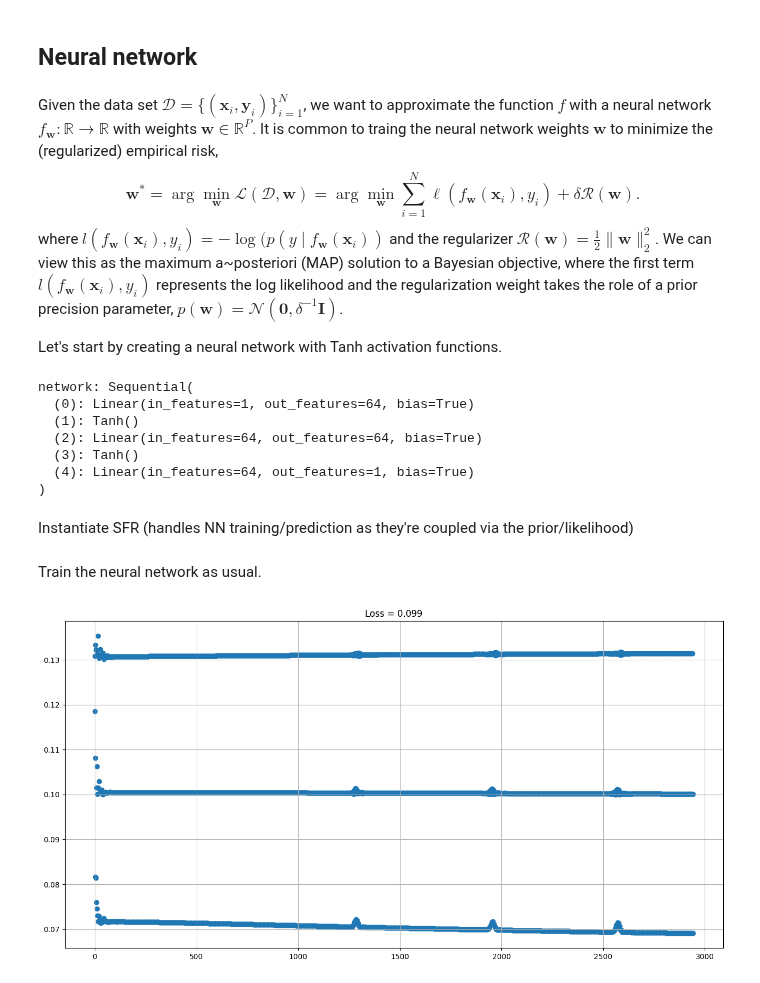
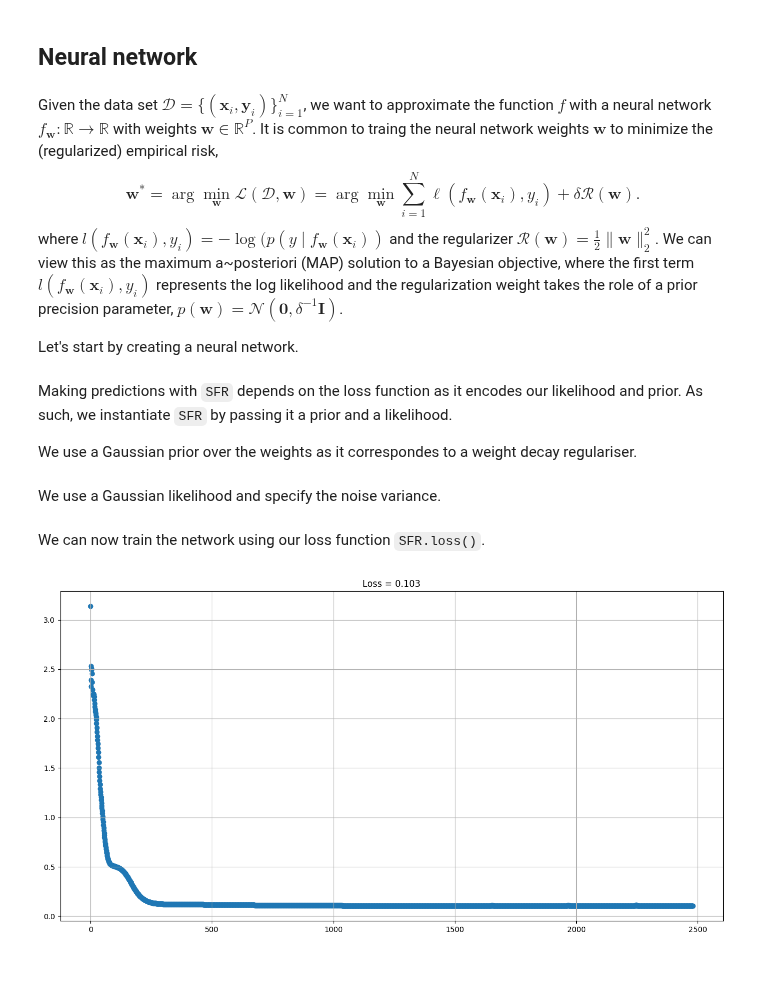
Before and after one commit to AaltoML/sfr, a Jupyter notebook: notebooks/1D-regression-and-dual-updates.ipynb, the cells around one changed output. Saved outputs shown, nothing was run; the diff lists cells and outputs as text; code cells hidden in the pictures.

```diff
--- a/notebooks/1D-regression-and-dual-updates.ipynb
+++ b/notebooks/1D-regression-and-dual-updates.ipynb
@@ -70,38 +67,31 @@ It is common to traing the neural network weights $\mathbf{w}$ to minimize the (
 where $l(f_\mathbf{w}(\mathbf{x}_{i}), y_i) = -\log(p(y \mid f_\mathbf{w}(\mathbf{x}_{i}))$ and the regularizer $\mathcal{R}(\mathbf{w}) = \frac{1}{2}\| \mathbf{w}\|^{2}_{2}$.
 We can view this as the maximum a~posteriori (MAP) solution to a Bayesian objective, where the first term $l(f_\mathbf{w}(\mathbf{x}_{i}), y_i)$ represents the log likelihood and the regularization weight takes the role of a prior precision parameter, $p(\mathbf{w}) = \mathcal{N}(\mathbf{0}, \delta^{-1} \mathbf{I})$.
 
-Let's start by creating a neural network with Tanh activation functions.
+Let's start by creating a neural network.
 # %%
 width = 64
 
 network = torch.nn.Sequential(
     torch.nn.Linear(1, width),
-    # torch.nn.ReLU(),
-    # torch.nn.Sigmoid(),
-    torch.nn.Tanh(),
+    torch.nn.Sigmoid(),
     torch.nn.Linear(width, width),
-    # torch.nn.ReLU(),
-    # torch.nn.Sigmoid(),
-    torch.nn.Tanh(),
+    torch.nn.Sigmoid(),
     torch.nn.Linear(width, 1),
 )
-print("network: {}".format(network))
-# %% [output]
-network: Sequential(
-  (0): Linear(in_features=1, out_features=64, bias=True)
-  (1): Tanh()
-  (2): Linear(in_features=64, out_features=64, bias=True)
-  (3): Tanh()
-  (4): Linear(in_features=64, out_features=1, bias=True)
-)
 # %% [markdown]
-Instantiate SFR (handles NN training/prediction as they're coupled via the prior/likelihood)
+Making predictions with `SFR` depends on the loss function as it encodes our likelihood and prior.
+As such, we instantiate `SFR` by passing it a prior and a likelihood.
+
+We use a Gaussian prior over the weights as it correspondes to a weight decay regulariser.
 # %%
-delta = 0.0001  # works with tanh
+delta = 0.00001 # works with sigmoid
+# delta = 0.00005  # works with tanh
 
 prior = src.priors.Gaussian(params=network.parameters, delta=delta)
+# %% [markdown]
+We use a Gaussian likelihood and specify the noise variance.
 # %%
-sigma_noise = 1.0
+sigma_noise = 0.5
 
 likelihood = src.likelihoods.Gaussian(sigma_noise=sigma_noise)
 # %%
@@ -110,16 +100,16 @@ sfr = src.sfr.SFR(
     prior=prior,
     likelihood=likelihood,
     output_dim=1,
-    num_inducing=32,
-    dual_batch_size=None, # this reduces the memory required for computing dual parameters
+    num_inducing=45,
+    dual_batch_size=50, # this reduces the memory required for computing dual parameters
     jitter=1e-4,
 )
 # %% [markdown]
-Train the neural network as usual.
+We can now train the network using our loss function `SFR.loss()`.
 # %%
-num_epochs = 1000
-batch_size = 64
-learning_rate = 1e-3
+num_epochs = 2500
+batch_size = X_train.shape[0]
+learning_rate = 1e-2
 # %%
 def train(
     sfr: src.SFR,
@@ -127,32 +117,34 @@ def train(
     num_epochs: int = 1000,
     batch_size: int = 16,
     learning_rate: float = 1e-3,
 ) -> dict:
     data_loader = torch.utils.data.DataLoader(torch.utils.data.TensorDataset(*data), batch_size=batch_size)
     sfr.train()
     optimizer = torch.optim.Adam([{"params": sfr.parameters()}], lr=learning_rate)
     loss_history = []
     for epoch_idx in range(num_epochs):
         for batch_idx, batch in enumerate(data_loader):
             x, y = batch
             loss = sfr.loss(x, y)
 
             optimizer.zero_grad()
             loss.backward()
             optimizer.step()
             loss_history.append(loss.detach().numpy())
 
         if epoch_idx % 20 == 0:
             clear_output(True)
             plt.figure(figsize=[16, 8])
             plt.subplot()
             plt.title("Loss = %.3f" % np.mean(loss_history[-32:]))
-            plt.scatter(np.arange(len(loss_history)), np.array(loss_history))
+            losses = np.array(loss_history)
+            losses_idx = np.arange(len(losses))
+            plt.scatter(losses_idx, losses)
             plt.grid()
             plt.show()
 
     return {"loss": loss_history}
 
 metrics = train(sfr=sfr, data=data, num_epochs=num_epochs, batch_size=batch_size, learning_rate=learning_rate)
 # %% [output]
-[figure, old version]
+[figure, new version]
```
Also changed, not shown: parts of 20 cells of this notebook.
